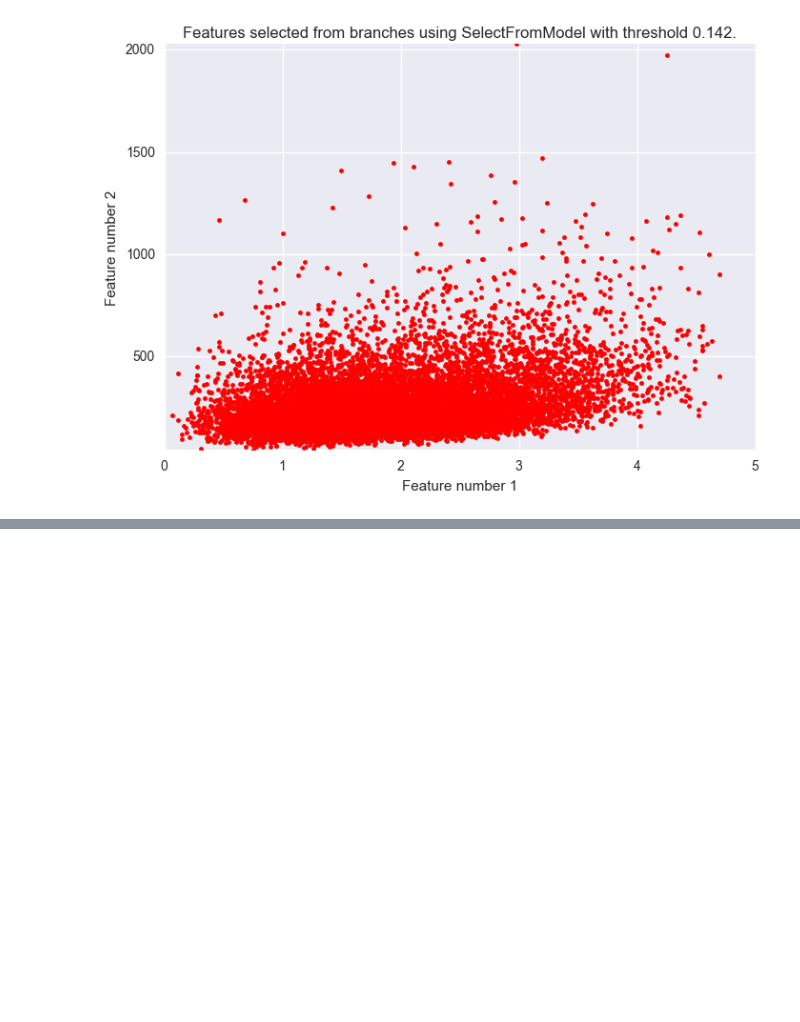
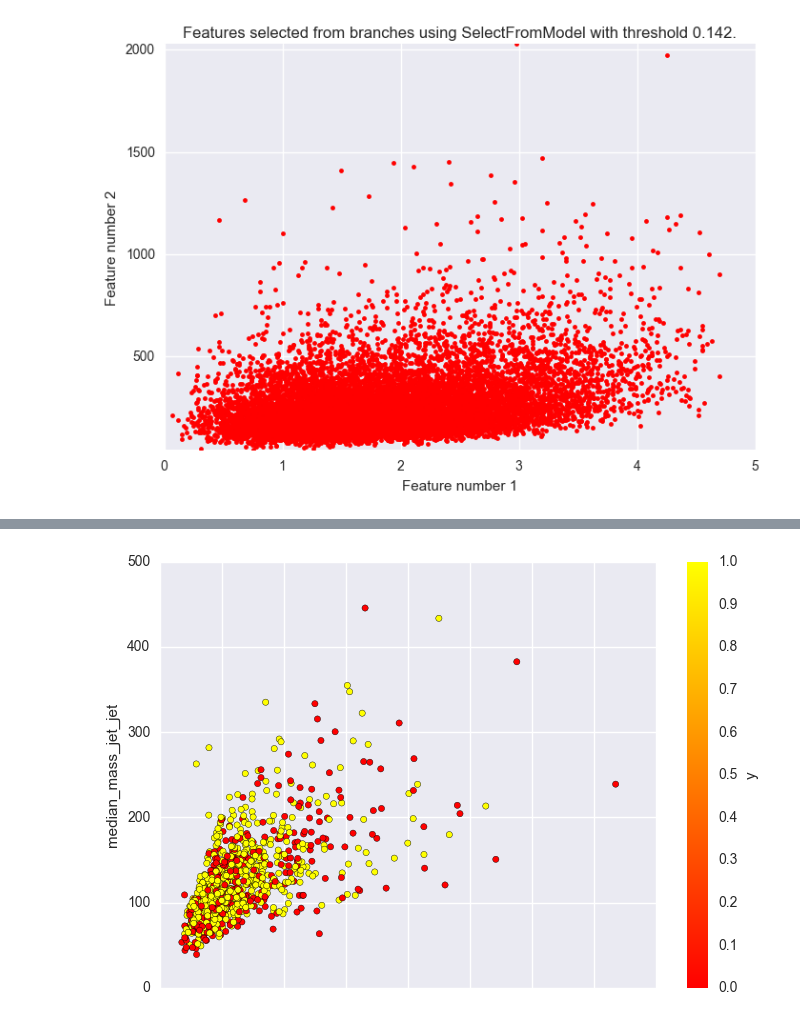
Before and after one commit to chrisjcc/Scripts, a Jupyter notebook: FirstJypyterNotebook.ipynb, the cells around one changed output, grey strips where cells are left out. Cells and saved outputs as stored; diff of their text form; code cells hidden in the pictures; blank space fills up the shorter version.

```diff
--- a/FirstJypyterNotebook.ipynb
+++ b/FirstJypyterNotebook.ipynb
@@ -700,0 +711,13 @@ X_new.shape
+# %%
+from pandas.tools.plotting import scatter_matrix
+from pandas.core.index import Index
+
+# Scatter Plots
+df.ix[random.sample(df.index, 1000)].plot(kind='scatter',
+                                          x='mass_tag_tag_max_mass',
+                                          y='median_mass_jet_jet',
+                                          c='y',
+                                          cmap='autumn')
+plt.show()
+# %% [output]
+[figure, added]
```
Also changed, not shown: parts of 8 cells of this notebook.
